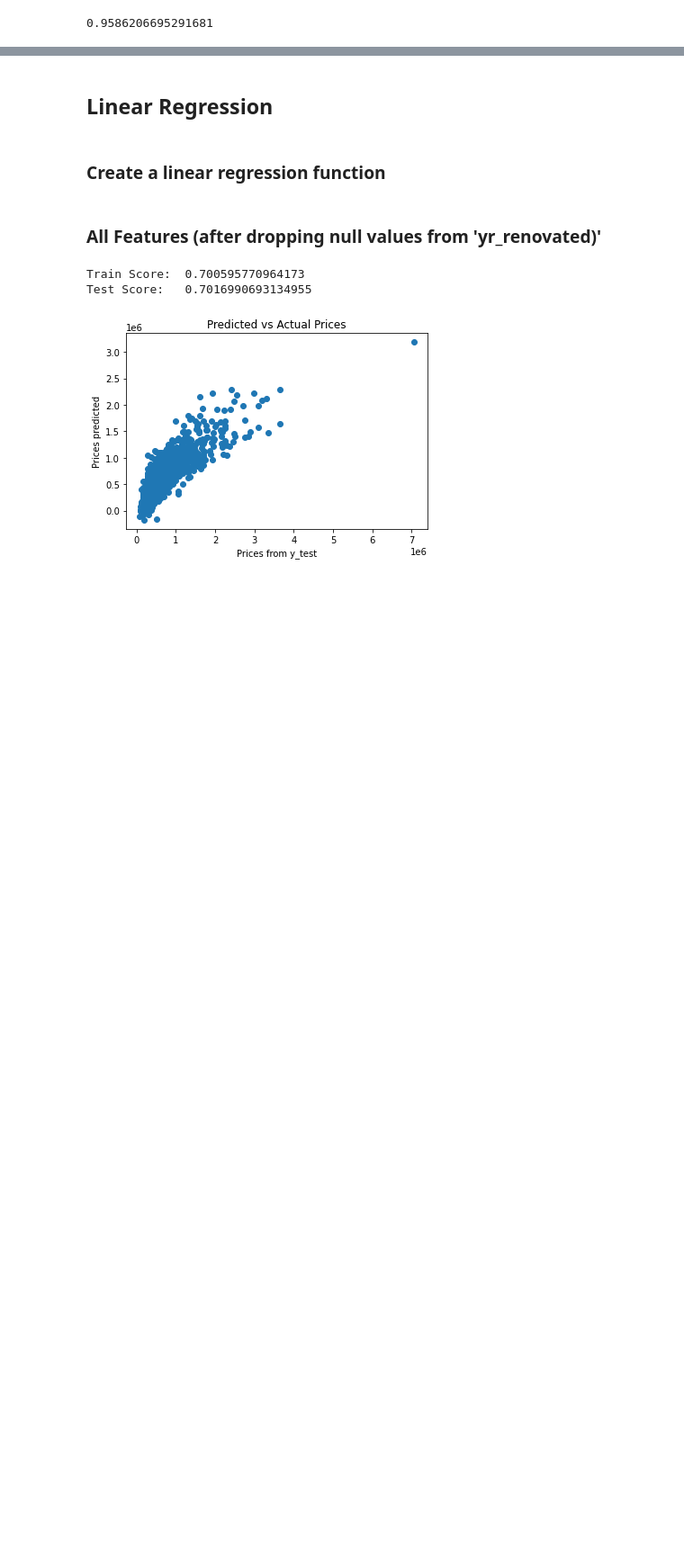
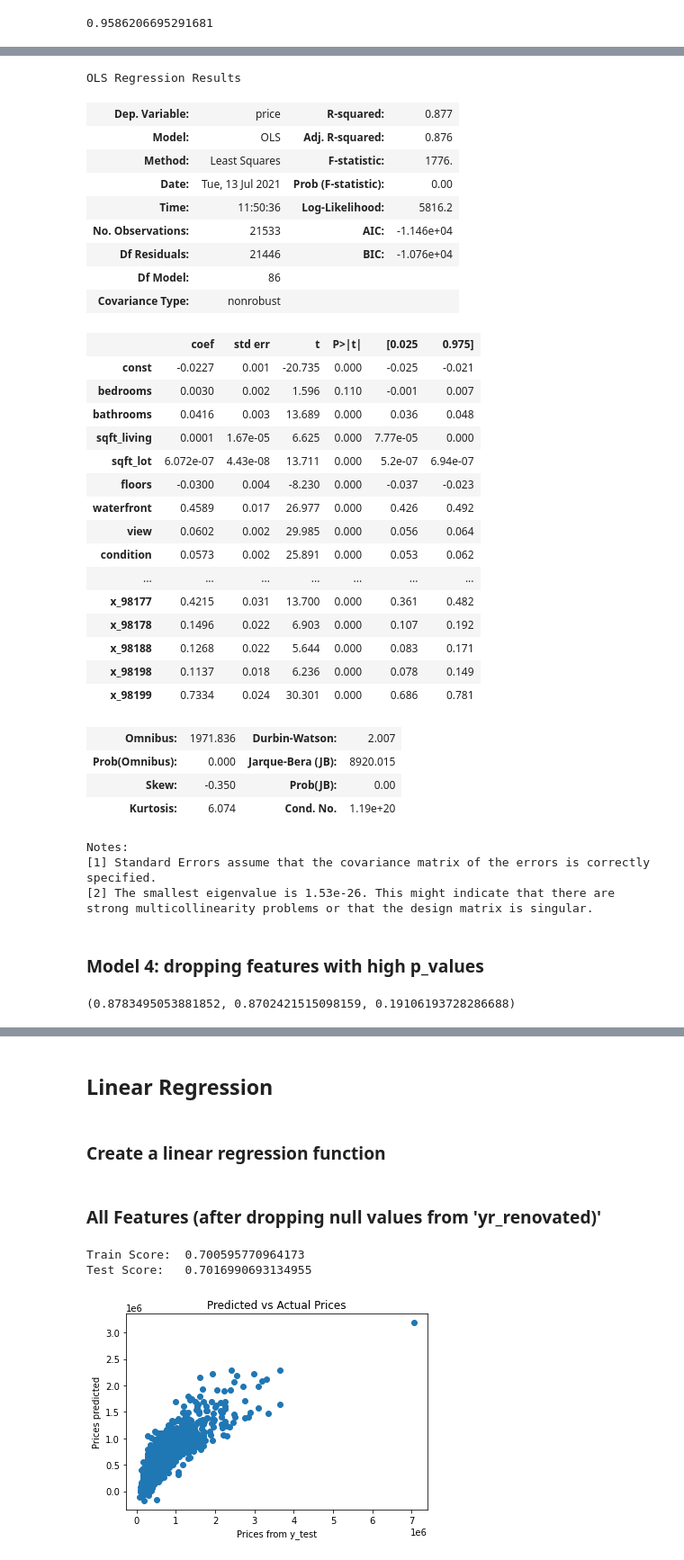
Before and after one commit to mankah/Project-2, a Jupyter notebook: Notebook.ipynb, the cells around one changed output, grey strips where cells are left out. Shown at 90% size. Drawn from its saved outputs; the diff is of its cells as text; code cells hidden in the pictures; blank space fills up the shorter version.

Commit message:
Group work adding models

```diff
--- a/Notebook.ipynb
+++ b/Notebook.ipynb
@@ -241,0 +333,7 @@ score_rf
+# %%
+df = df.join(pd.get_dummies(df['zipcode'], prefix = 'x', drop_first = True))
+# %%
+X = df.drop(['price'], axis = 1)
+y = df['price']
+y = np.log(y)
+X_train, X_test, y_train, y_test = train_test_split(X, y, test_size=0.2, random_state=42)
@@ -241,0 +371,40 @@ score_rf
+# %%
+X = sm.add_constant(X)
+sm.OLS(y, X).fit().summary()
+# %% [output]
+OLS Regression Results
+| Dep. Variable: | price | R-squared: | 0.877 |
+| Model: | OLS | Adj. R-squared: | 0.876 |
+| Method: | Least Squares | F-statistic: | 1776. |
+| Date: | Tue, 13 Jul 2021 | Prob (F-statistic): | 0.00 |
+| Time: | 11:50:36 | Log-Likelihood: | 5816.2 |
+| No. Observations: | 21533 | AIC: | -1.146e+04 |
+| Df Residuals: | 21446 | BIC: | -1.076e+04 |
+| Df Model: | 86 |  |  |
+| Covariance Type: | nonrobust |  |  |
+|  | coef | std err | t | P>|t| | [0.025 | 0.975] |
+| const | -0.0227 | 0.001 | -20.735 | 0.000 | -0.025 | -0.021 |
+| bedrooms | 0.0030 | 0.002 | 1.596 | 0.110 | -0.001 | 0.007 |
+| bathrooms | 0.0416 | 0.003 | 13.689 | 0.000 | 0.036 | 0.048 |
+| sqft_living | 0.0001 | 1.67e-05 | 6.625 | 0.000 | 7.77e-05 | 0.000 |
+| sqft_lot | 6.072e-07 | 4.43e-08 | 13.711 | 0.000 | 5.2e-07 | 6.94e-07 |
+| floors | -0.0300 | 0.004 | -8.230 | 0.000 | -0.037 | -0.023 |
+| waterfront | 0.4589 | 0.017 | 26.977 | 0.000 | 0.426 | 0.492 |
+| view | 0.0602 | 0.002 | 29.985 | 0.000 | 0.056 | 0.064 |
+| condition | 0.0573 | 0.002 | 25.891 | 0.000 | 0.053 | 0.062 |
+| ... | ... | ... | ... | ... | ... | ... |
+| x_98177 | 0.4215 | 0.031 | 13.700 | 0.000 | 0.361 | 0.482 |
+| x_98178 | 0.1496 | 0.022 | 6.903 | 0.000 | 0.107 | 0.192 |
+| x_98188 | 0.1268 | 0.022 | 5.644 | 0.000 | 0.083 | 0.171 |
+| x_98198 | 0.1137 | 0.018 | 6.236 | 0.000 | 0.078 | 0.149 |
+| x_98199 | 0.7334 | 0.024 | 30.301 | 0.000 | 0.686 | 0.781 |
+| Omnibus: | 1971.836 | Durbin-Watson: | 2.007 |
+| Prob(Omnibus): | 0.000 | Jarque-Bera (JB): | 8920.015 |
+| Skew: | -0.350 | Prob(JB): | 0.00 |
+| Kurtosis: | 6.074 | Cond. No. | 1.19e+20 |
+Notes:
+[1] Standard Errors assume that the covariance matrix of the errors is correctly specified.
+[2] The smallest eigenvalue is 1.53e-26. This might indicate that there are
+strong multicollinearity problems or that the design matrix is singular.
+# %% [markdown]
+### Model 4:  dropping features with high p_values
@@ -241,0 +425,4 @@ score_rf
+# %%
+train_score_lr, test_score_lr, rmse_lr
+# %% [output]
+(0.8783495053881852, 0.8702421515098159, 0.19106193728286688)
```
Also changed, not shown: parts of 28 cells of this notebook.
